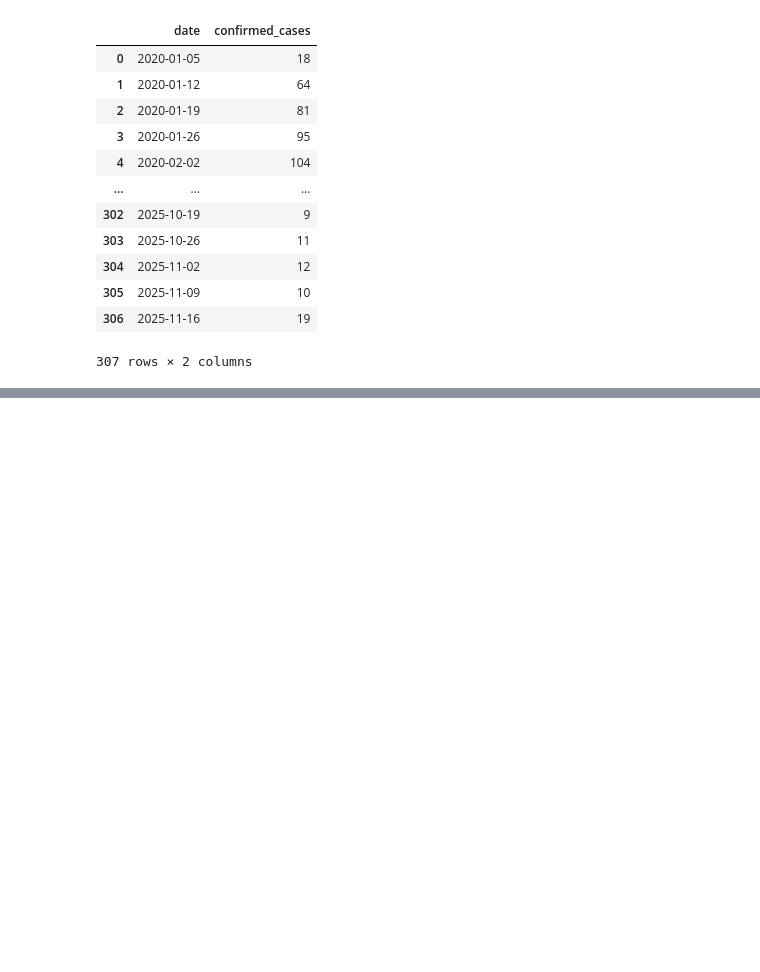
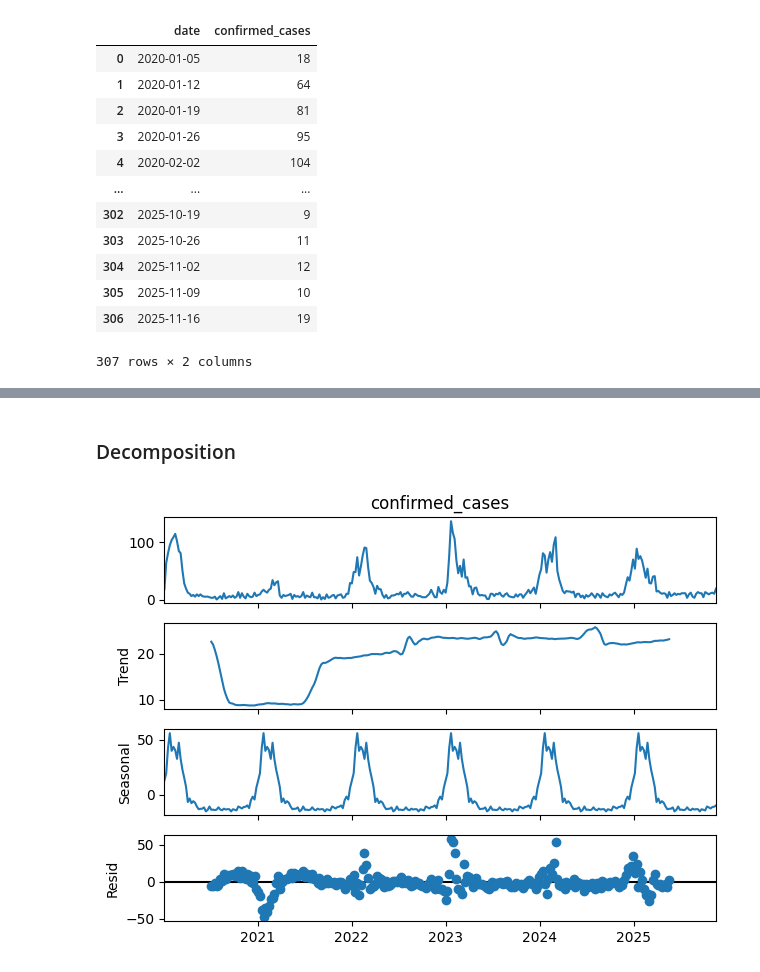
Before and after one commit to EmmanuelNiyi/Data-Driven-Surveillance-Lassa-Fever-Forecasting-for-Public-Health-Action, a Jupyter notebook: data-cleaning-exploration.ipynb, the cells around one changed output, grey strips where cells are left out. Drawn from its saved outputs; the diff is of its cells as text; code cells hidden in the pictures; blank space fills up the shorter version.

Commit message:
Kaggle Notebook | Data Cleaning & Exploration | Version 3

```diff
--- a/data-cleaning-exploration.ipynb
+++ b/data-cleaning-exploration.ipynb
@@ -53,3 +56,9 @@ ts_data
 | 305 | 2025-11-09 | 10 |
 | 306 | 2025-11-16 | 19 |
 307 rows × 2 columns
+# %%
+# Ensure datetime index
+ts_data['date'] = pd.to_datetime(ts_data['date'])
+ts_data = ts_data.set_index('date')
+ts_data = ts_data.asfreq('W') # set frequency to weekly
+ts_data
@@ -62,0 +115,9 @@ fig.show()
+# %% [markdown]
+### Decomposition
+# %%
+# Plot the decomposition for additive series
+decomposition_plot = seasonal_decompose(ts_data['confirmed_cases'], model='additive', period=52)
+decomposition_plot.plot()
+plt.show()
+# %% [output]
+[figure, added]
```
Also changed, not shown: parts of 18 cells of this notebook.
